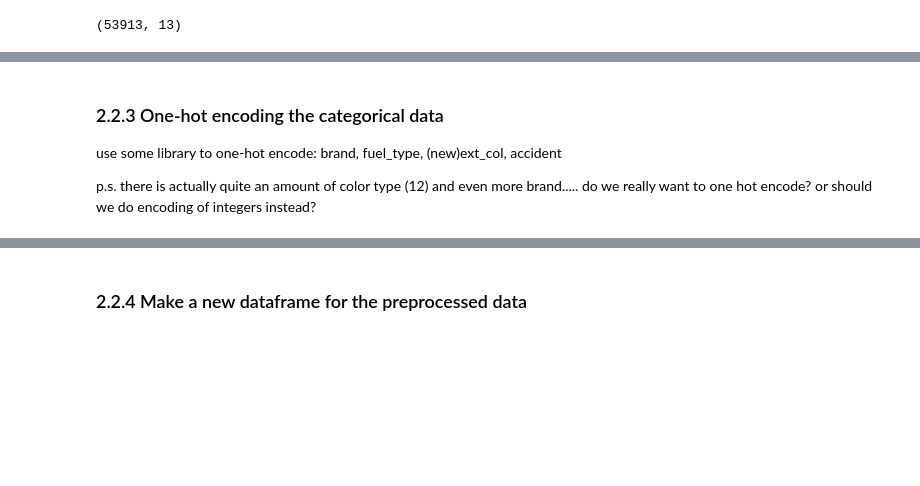
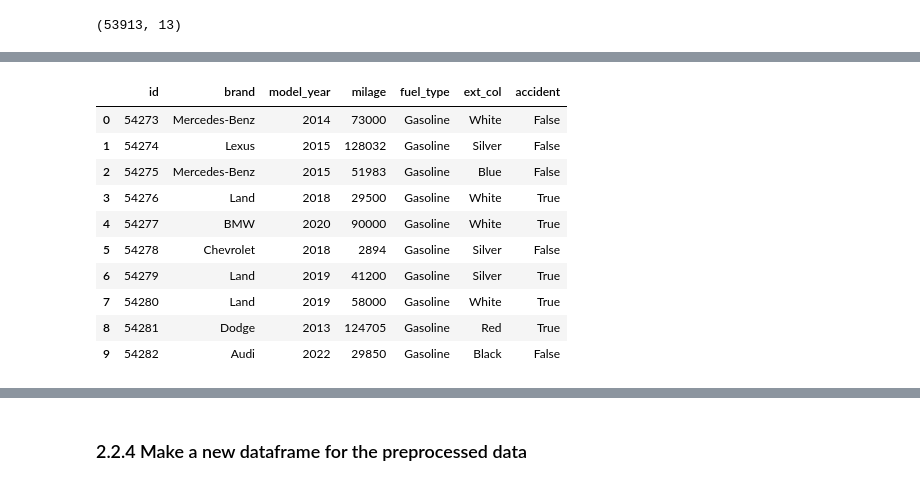
Before and after one commit to sseantheg/Car-Price-Prediction-with-XGBoost, a Jupyter notebook: Car Price Prediction with XGBoost.ipynb, the cells around one changed output, grey strips where cells are left out. Cells and saved outputs as stored; diff of their text form; code cells hidden in the pictures; blank space fills up the shorter version.

```diff
--- a/Car Price Prediction with XGBoost.ipynb
+++ b/Car Price Prediction with XGBoost.ipynb
@@ -200,5 +279,9 @@ accident: [0 1]
 # Change fuel_type to narrow down the types
 train_df['fuel_type'] = train_df['fuel_type'].replace('E85 Flex Fuel', 'Gasoline')
 train_df['fuel_type'] = train_df['fuel_type'].replace('Plug-In Hybrid', 'Hybrid')
-print("fuel_type:", train_df.fuel_type.unique())
+print("train fuel_type:", train_df.fuel_type.unique())
+
+test_df['fuel_type'] = test_df['fuel_type'].replace('E85 Flex Fuel', 'Gasoline')
+test_df['fuel_type'] = test_df['fuel_type'].replace('Plug-In Hybrid', 'Hybrid')
+print("test fuel_type:", test_df.fuel_type.unique())
 # %% [output]
@@ -259,3 +348,14 @@ train_df2.shape
 ext_col: ['Blue' 'Black' 'Purple' 'Gray' 'White' 'Red' 'Silver' 'Green' 'Orange'
  'Beige' 'Yellow' 'Brown']
 (53913, 13)
+# %%
+print(" pink in ext_col:", test_df2[test_df2.ext_col == 'pink'].shape[0])
+print(" c / c in ext_col:", test_df2[test_df2.ext_col == 'c / c'].shape[0])
+print(" custom color in ext_col:", test_df2[test_df2.ext_col == 'custom color'].shape[0])
+
+# Remove rows with edge cases
+test_df2 = test_df2[test_df2['ext_col'] != 'pink']
+test_df2 = test_df2[test_df2['ext_col'] != "c / c"]
+test_df2 = test_df2[test_df2['ext_col'] != 'custom color']
+print("ext_col:", test_df2.ext_col.unique())
+test_df2.shape
@@ -279,5 +386,15 @@ train_df2.head(10)
-# %% [markdown]
-### 2.2.3 One-hot encoding the categorical data
-use some library to one-hot encode: brand, fuel_type, (new)ext_col, accident
-
-p.s. there is actually quite an amount of color type (12) and even more brand..... do we really want to one hot encode? or should we do encoding of integers instead?
+# %%
+test_df2 = test_df2.drop(drop_col, axis=1)
+test_df2.head(10)
+# %% [output]
+|  | id | brand | model_year | milage | fuel_type | ext_col | accident |
+| 0 | 54273 | Mercedes-Benz | 2014 | 73000 | Gasoline | White | False |
+| 1 | 54274 | Lexus | 2015 | 128032 | Gasoline | Silver | False |
+| 2 | 54275 | Mercedes-Benz | 2015 | 51983 | Gasoline | Blue | False |
+| 3 | 54276 | Land | 2018 | 29500 | Gasoline | White | True |
+| 4 | 54277 | BMW | 2020 | 90000 | Gasoline | White | True |
+| 5 | 54278 | Chevrolet | 2018 | 2894 | Gasoline | Silver | False |
+| 6 | 54279 | Land | 2019 | 41200 | Gasoline | Silver | True |
+| 7 | 54280 | Land | 2019 | 58000 | Gasoline | White | True |
+| 8 | 54281 | Dodge | 2013 | 124705 | Gasoline | Red | True |
+| 9 | 54282 | Audi | 2022 | 29850 | Gasoline | Black | False |
```
Also changed, not shown: parts of 19 cells of this notebook.
